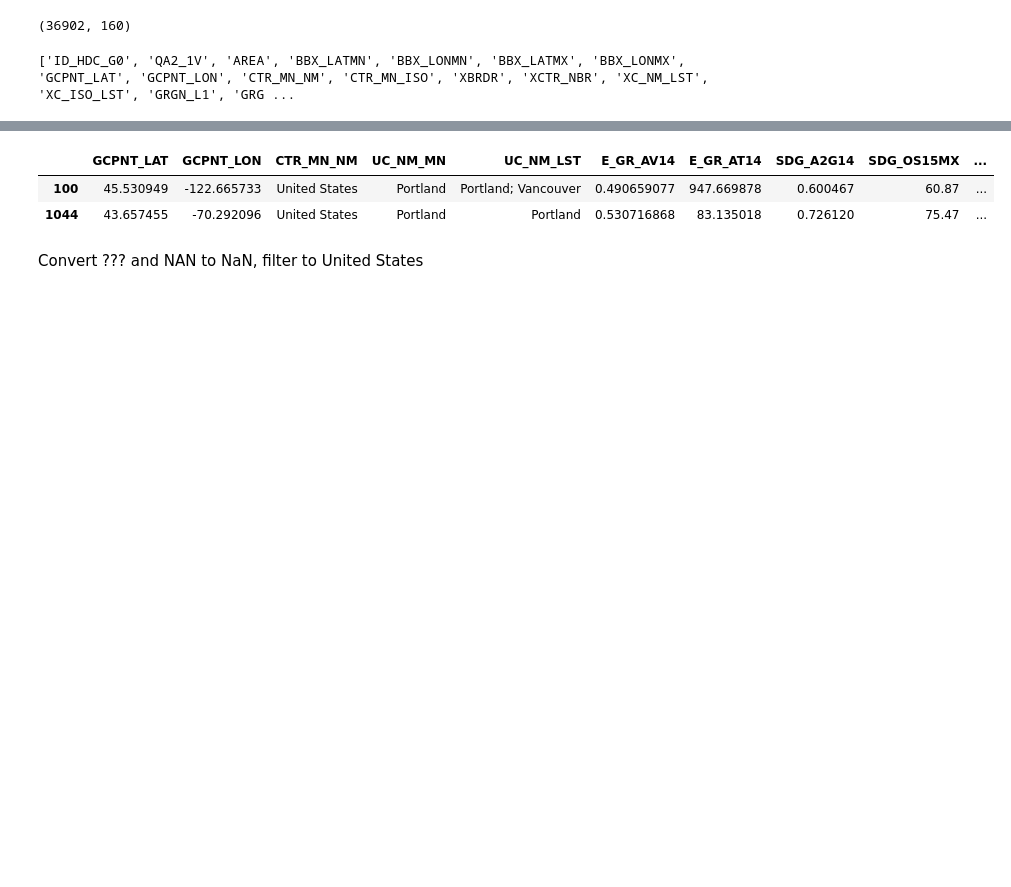
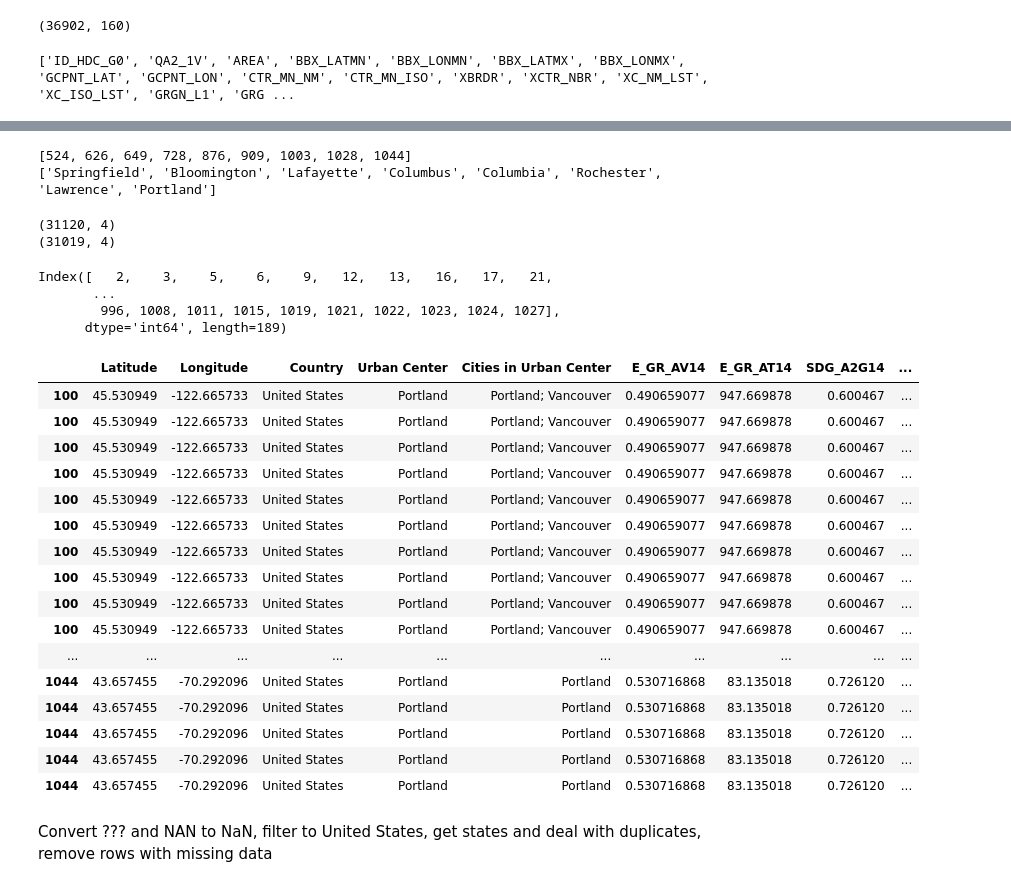
Before and after one commit to shuting2023/Natures_Rx, a Jupyter notebook: Greenspace_Data_Cleaning.ipynb, the cells around one changed output, grey strips where cells are left out. Drawn from its saved outputs; the diff is of its cells as text; code cells hidden in the pictures; blank space fills up the shorter version.

Commit message:
Added state column to greenspace dataset

```diff
--- a/Greenspace_Data_Cleaning.ipynb
+++ b/Greenspace_Data_Cleaning.ipynb
@@ -16,10 +16,6 @@ cols_to_keep = ['GCPNT_LAT', 'GCPNT_LON', 'CTR_MN_NM', 'UC_NM_MN', 'UC_NM_LST',
 df = rawdf[cols_to_keep]
 df = df[df['CTR_MN_NM'] == 'United States']
 df.replace(to_replace=['?', '??', '???', 'NAN'], value = [np.nan, np.nan, np.nan, np.nan], inplace=True)
-#df.head(40)
-a = df.duplicated(subset='UC_NM_MN')
-dupind = list(a.index[a])
-print(dupind)
-duplicates = df[df.index.isin(dupind)]
-duplicates
+df.rename(columns={'GCPNT_LAT': 'Latitude', 'GCPNT_LON': 'Longitude', 'CTR_MN_NM': 'Country', 'UC_NM_MN': 'Urban Center', 'UC_NM_LST': 'Cities in Urban Center'}, inplace=True)
+df.head()
 # %% [output]
@@ -36,0 +28,29 @@ duplicates
+# %%
+a = df.duplicated(subset='Urban Center')
+dupind = list(a.index[a])
+print(dupind)
+duplicates = df[df.index.isin(dupind)]
+dupcities = (duplicates['Urban Center'].unique()).tolist()
+print(dupcities)
+# %% [output]
+[524, 626, 649, 728, 876, 909, 1003, 1028, 1044]
+['Springfield', 'Bloomington', 'Lafayette', 'Columbus', 'Columbia', 'Rochester', 'Lawrence', 'Portland']
+# %%
+states = pd.read_csv('uscities.csv')
+states = states[['city', 'state_id', 'lat', 'lng']]
+states.rename(columns={'city': 'Urban Center', 'state_id': 'State'}, inplace=True)
+print(states.shape)
+states = states.drop(states[states['Urban Center'].isin(dupcities)].index)
+print(states.shape)
+# %% [output]
+(31120, 4)
+(31019, 4)
+# %%
+df = df.join(states.set_index('Urban Center'), on='Urban Center', how='left')
+# %%
+df[df.index.duplicated()].index.unique()
+# %% [output]
+Index([   2,    3,    5,    6,    9,   12,   13,   16,   17,   21,
+       ...
+        996, 1008, 1011, 1015, 1019, 1021, 1022, 1023, 1024, 1027],
+      dtype='int64', length=189)
@@ -37,9 +75,23 @@ duplicates
 # %%
-temp = df[df['UC_NM_MN'] == "Portland"]
+temp = df[df['Urban Center'] == "Portland"]
 temp
 # %% [output]
-|  | GCPNT_LAT | GCPNT_LON | CTR_MN_NM | UC_NM_MN | UC_NM_LST | E_GR_AV14 | E_GR_AT14 | SDG_A2G14 | SDG_OS15MX | ... |
-| 100 | 45.530949 | -122.665733 | United States | Portland | Portland; Vancouver | 0.490659077 | 947.669878 | 0.600467 | 60.87 | ... |
-| 1044 | 43.657455 | -70.292096 | United States | Portland | Portland | 0.530716868 | 83.135018 | 0.726120 | 75.47 | ... |
+|  | Latitude | Longitude | Country | Urban Center | Cities in Urban Center | E_GR_AV14 | E_GR_AT14 | SDG_A2G14 | ... |
+| 100 | 45.530949 | -122.665733 | United States | Portland | Portland; Vancouver | 0.490659077 | 947.669878 | 0.600467 | ... |
+| 100 | 45.530949 | -122.665733 | United States | Portland | Portland; Vancouver | 0.490659077 | 947.669878 | 0.600467 | ... |
+| 100 | 45.530949 | -122.665733 | United States | Portland | Portland; Vancouver | 0.490659077 | 947.669878 | 0.600467 | ... |
+| 100 | 45.530949 | -122.665733 | United States | Portland | Portland; Vancouver | 0.490659077 | 947.669878 | 0.600467 | ... |
+| 100 | 45.530949 | -122.665733 | United States | Portland | Portland; Vancouver | 0.490659077 | 947.669878 | 0.600467 | ... |
+| 100 | 45.530949 | -122.665733 | United States | Portland | Portland; Vancouver | 0.490659077 | 947.669878 | 0.600467 | ... |
+| 100 | 45.530949 | -122.665733 | United States | Portland | Portland; Vancouver | 0.490659077 | 947.669878 | 0.600467 | ... |
+| 100 | 45.530949 | -122.665733 | United States | Portland | Portland; Vancouver | 0.490659077 | 947.669878 | 0.600467 | ... |
+| 100 | 45.530949 | -122.665733 | United States | Portland | Portland; Vancouver | 0.490659077 | 947.669878 | 0.600467 | ... |
+| 100 | 45.530949 | -122.665733 | United States | Portland | Portland; Vancouver | 0.490659077 | 947.669878 | 0.600467 | ... |
+| ... | ... | ... | ... | ... | ... | ... | ... | ... | ... |
+| 1044 | 43.657455 | -70.292096 | United States | Portland | Portland | 0.530716868 | 83.135018 | 0.726120 | ... |
+| 1044 | 43.657455 | -70.292096 | United States | Portland | Portland | 0.530716868 | 83.135018 | 0.726120 | ... |
+| 1044 | 43.657455 | -70.292096 | United States | Portland | Portland | 0.530716868 | 83.135018 | 0.726120 | ... |
+| 1044 | 43.657455 | -70.292096 | United States | Portland | Portland | 0.530716868 | 83.135018 | 0.726120 | ... |
+| 1044 | 43.657455 | -70.292096 | United States | Portland | Portland | 0.530716868 | 83.135018 | 0.726120 | ... |
 # %% [markdown]
-Convert ??? and NAN to NaN, filter to United States
+Convert ??? and NAN to NaN, filter to United States, get states and deal with duplicates, remove rows with missing data
```
Also changed, not shown: parts of 3 cells of this notebook, 2 other files.
